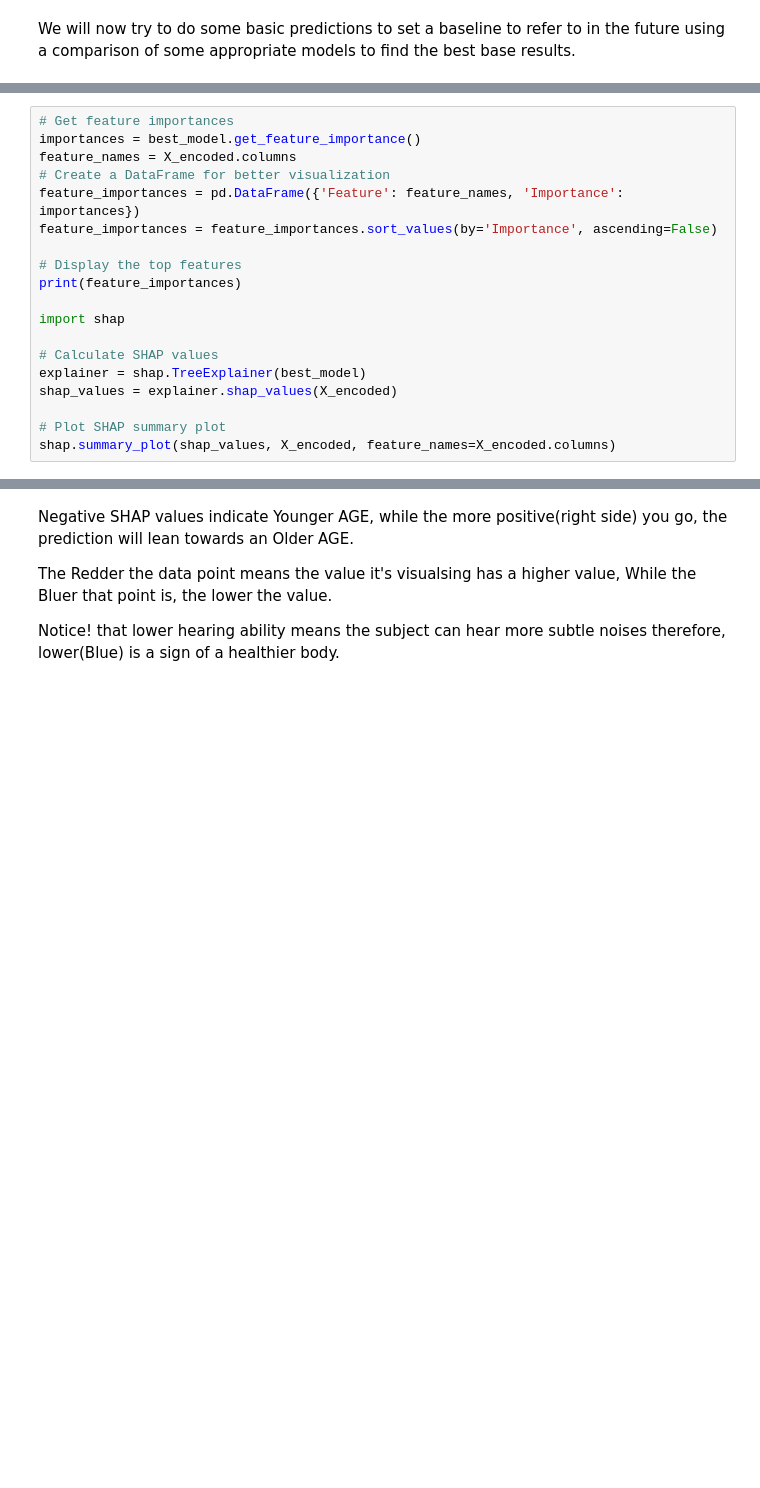
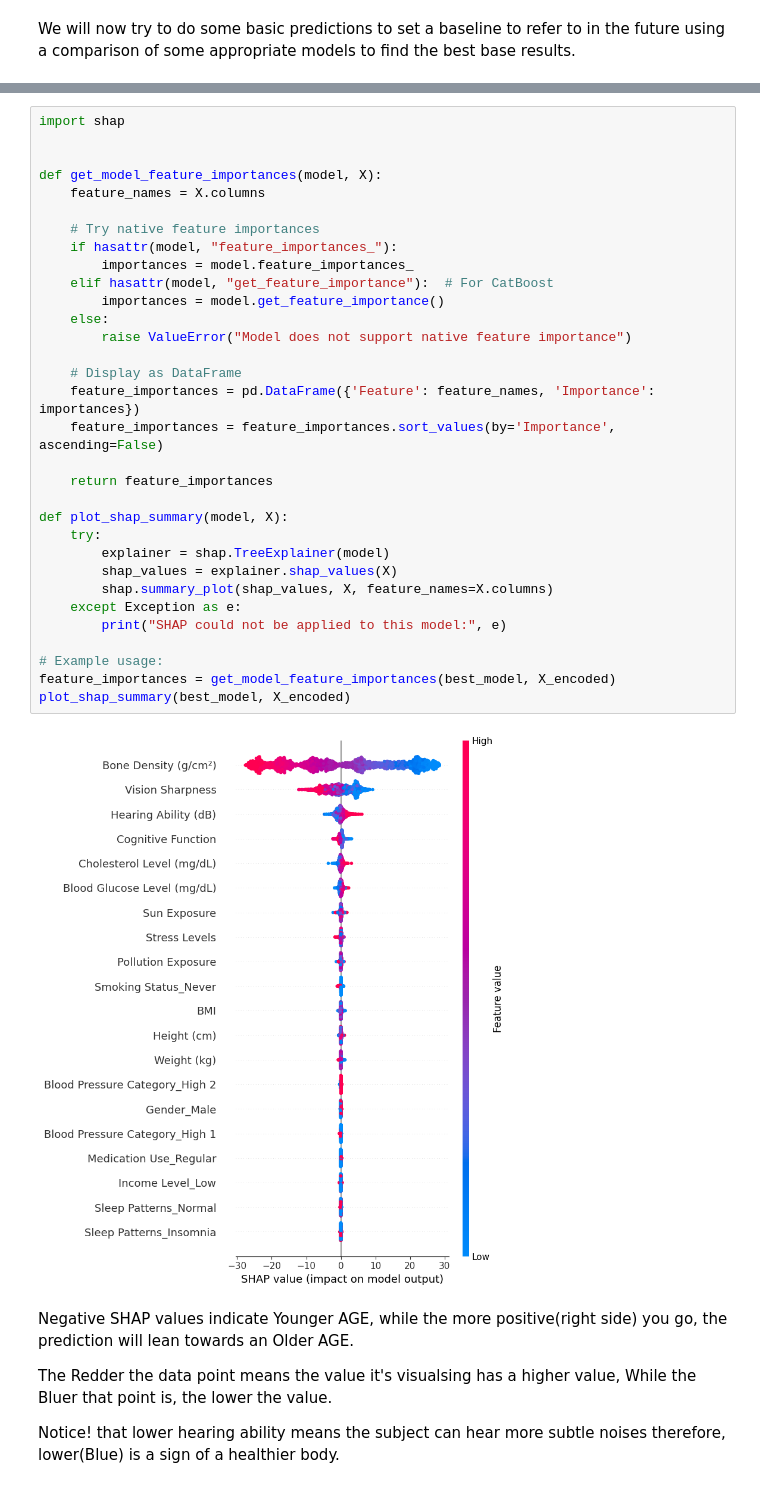
Before and after one commit to shachar58/self-projects, a Jupyter notebook: age-prediction-using-ml-models.ipynb, the cells around one changed output, grey strips where cells are left out. Saved outputs shown, nothing was run; the diff lists cells and outputs as text; blank space fills up the shorter version.

Commit message:
Kaggle Notebook | Age prediction using ML models | Version 4

```diff
--- a/age-prediction-using-ml-models.ipynb
+++ b/age-prediction-using-ml-models.ipynb
@@ -210,19 +205,0 @@ Best Model: CatBoost with MAE of 4.222957658493879
-# %%
-# Get feature importances
-importances = best_model.get_feature_importance()
-feature_names = X_encoded.columns
-# Create a DataFrame for better visualization
-feature_importances = pd.DataFrame({'Feature': feature_names, 'Importance': importances})
-feature_importances = feature_importances.sort_values(by='Importance', ascending=False)
-
-# Display the top features
-print(feature_importances)
-
-import shap
-
-# Calculate SHAP values
-explainer = shap.TreeExplainer(best_model)
-shap_values = explainer.shap_values(X_encoded)
-
-# Plot SHAP summary plot
-shap.summary_plot(shap_values, X_encoded, feature_names=X_encoded.columns)
@@ -248,3 +206,37 @@ shap.summary_plot(shap_values, X_encoded, feature_names=X_encoded.columns)
+# %%
+import shap
+
+
+def get_model_feature_importances(model, X):
+    feature_names = X.columns
+
+    # Try native feature importances
+    if hasattr(model, "feature_importances_"):
+        importances = model.feature_importances_
+    elif hasattr(model, "get_feature_importance"):  # For CatBoost
+        importances = model.get_feature_importance()
+    else:
+        raise ValueError("Model does not support native feature importance")
+
+    # Display as DataFrame
+    feature_importances = pd.DataFrame({'Feature': feature_names, 'Importance': importances})
+    feature_importances = feature_importances.sort_values(by='Importance', ascending=False)
+
+    return feature_importances
+
+def plot_shap_summary(model, X):
+    try:
+        explainer = shap.TreeExplainer(model)
+        shap_values = explainer.shap_values(X)
+        shap.summary_plot(shap_values, X, feature_names=X.columns)
+    except Exception as e:
+        print("SHAP could not be applied to this model:", e)
+
+# Example usage:
+feature_importances = get_model_feature_importances(best_model, X_encoded)
+plot_shap_summary(best_model, X_encoded)
+# %% [output]
+[figure, added]
 # %% [markdown]
 Negative SHAP values indicate Younger AGE, while the more positive(right side) you go, the prediction will lean towards an Older AGE.
 
```
Also changed, not shown: parts of 5 cells of this notebook.
